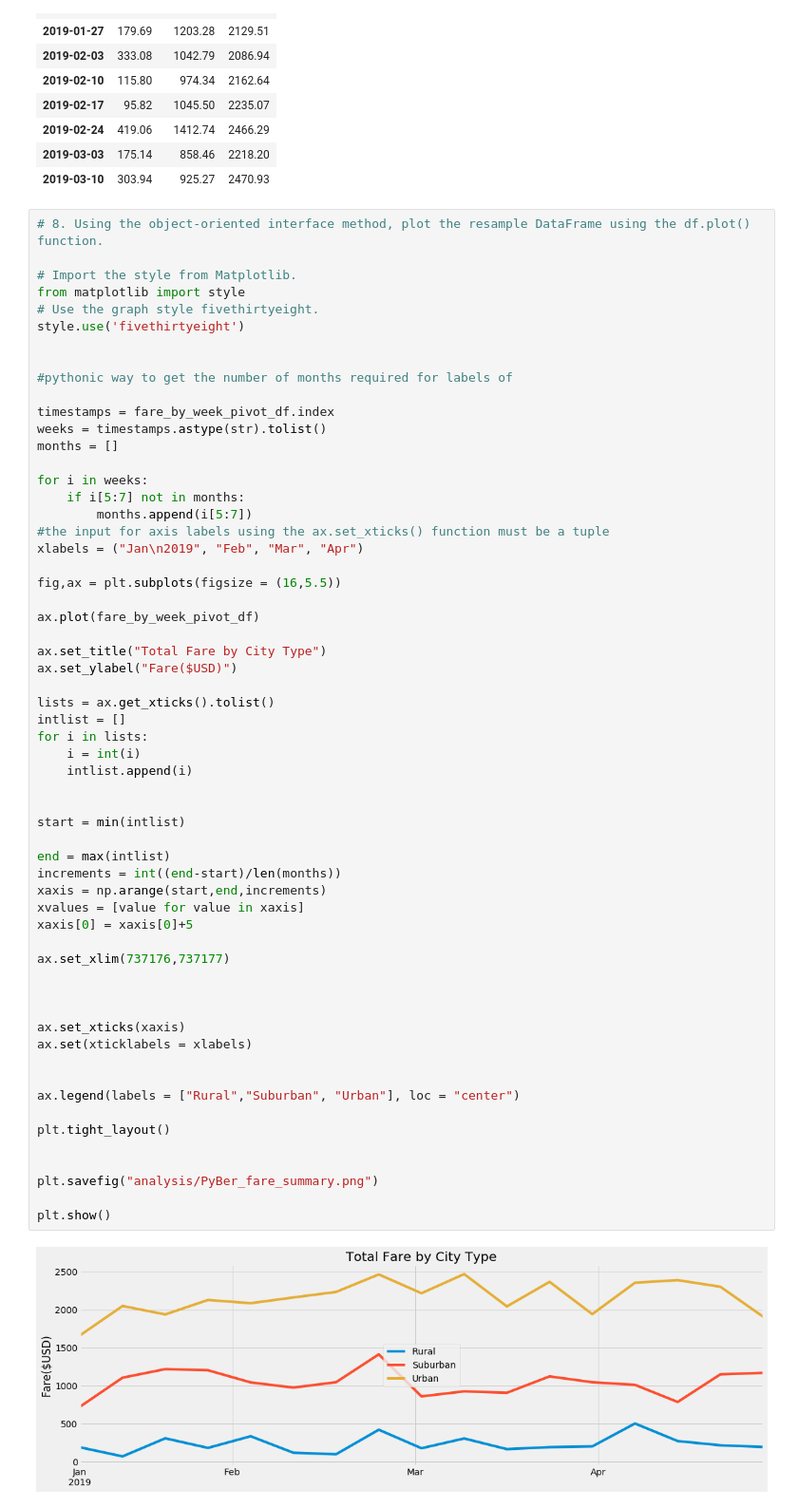
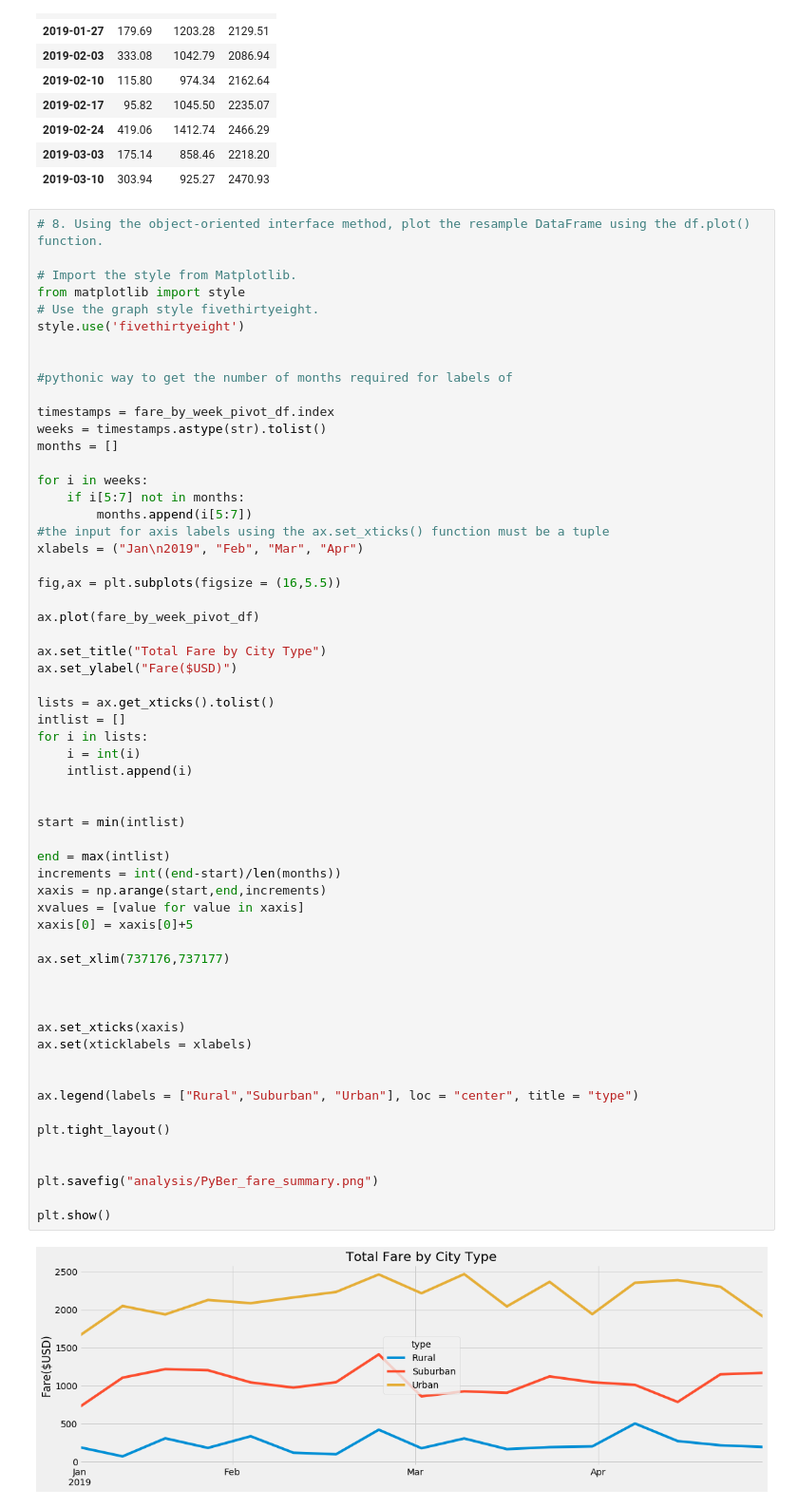
Before and after one commit to willmino/Pyber_Analysis, a Jupyter notebook: PyBer_Challenge.ipynb, the cells around one changed output. Shown at 95% size. Saved outputs shown, nothing was run; the diff lists cells and outputs as text.

```diff
--- a/PyBer_Challenge.ipynb
+++ b/PyBer_Challenge.ipynb
@@ -341,32 +341,32 @@ lists = ax.get_xticks().tolist()
 intlist = []
 for i in lists:
     i = int(i)
     intlist.append(i)
 
 
 start = min(intlist)
 
 end = max(intlist)
 increments = int((end-start)/len(months))
 xaxis = np.arange(start,end,increments)
 xvalues = [value for value in xaxis]
 xaxis[0] = xaxis[0]+5
 
 ax.set_xlim(737176,737177)
 
 
 
 ax.set_xticks(xaxis)
 ax.set(xticklabels = xlabels)
 
 
-ax.legend(labels = ["Rural","Suburban", "Urban"], loc = "center")
+ax.legend(labels = ["Rural","Suburban", "Urban"], loc = "center", title = "type")
 
 plt.tight_layout()
 
 
 plt.savefig("analysis/PyBer_fare_summary.png")
 
 plt.show()
 # %% [output]
-[figure, old version]
+[figure, new version]
```
Also changed, not shown: 1 other file.
